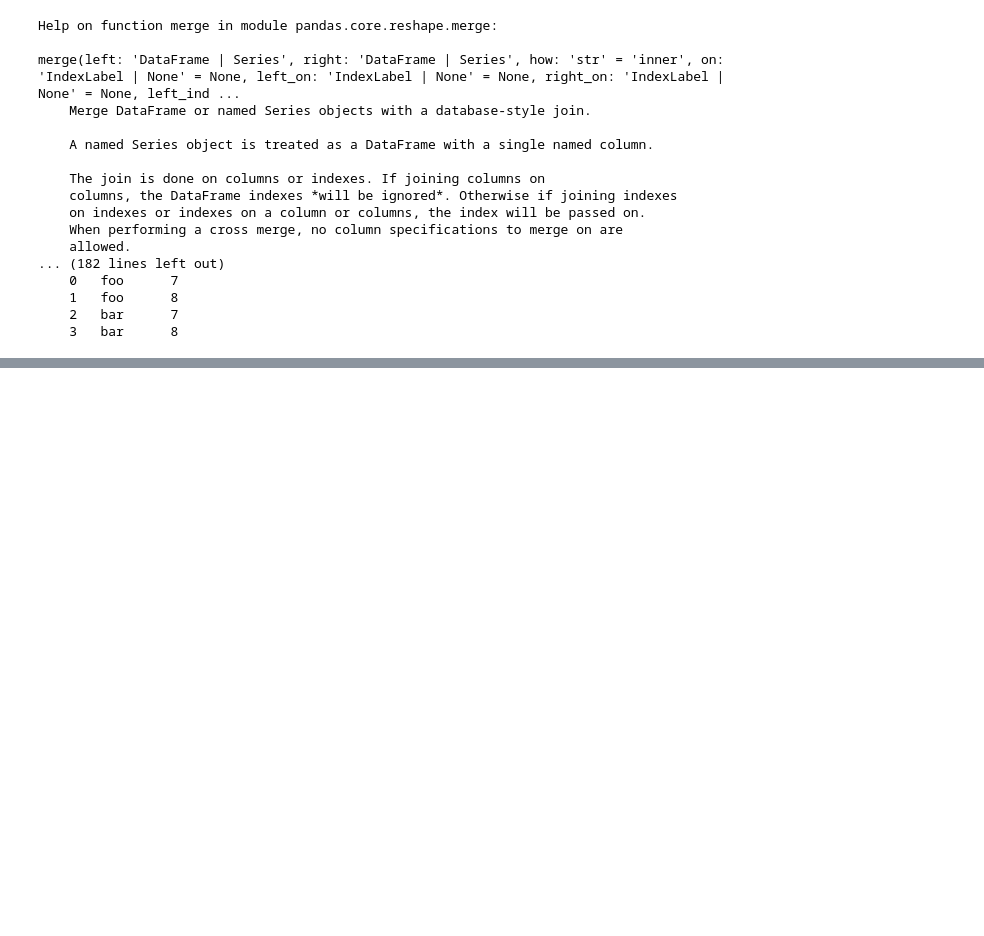
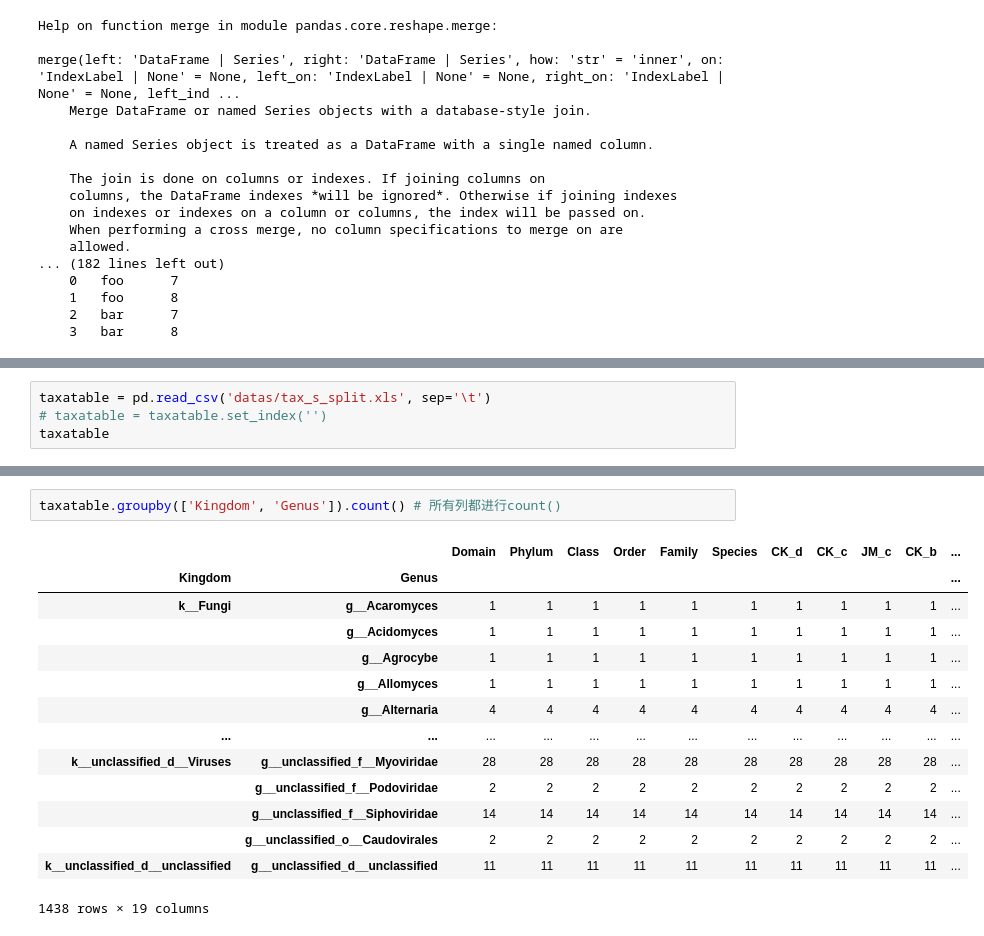
Before and after one commit to zhaoy2020/OnlineLibrary, a Jupyter notebook: 003-Data-Science/《Python-Pandas-数据清洗》/《Python-Pandas》学习笔记.ipynb, the cells around one changed output, grey strips where cells are left out. Cells and saved outputs as stored; diff of their text form; blank space fills up the shorter version.

```diff
--- a/003-Data-Science/《Python-Pandas-数据清洗》/《Python-Pandas》学习笔记.ipynb
+++ b/003-Data-Science/《Python-Pandas-数据清洗》/《Python-Pandas》学习笔记.ipynb
@@ -782,0 +1046,4 @@ merge(left: 'DataFrame | Series', right: 'DataFrame | Series', how: 'str' = 'inn
+# %%
+taxatable = pd.read_csv('datas/tax_s_split.xls', sep='\t')
+# taxatable = taxatable.set_index('')
+taxatable
@@ -782,0 +1134,17 @@ merge(left: 'DataFrame | Series', right: 'DataFrame | Series', how: 'str' = 'inn
+# %%
+taxatable.groupby(['Kingdom', 'Genus']).count() # 所有列都进行count()
+# %% [output]
+|  |  | Domain | Phylum | Class | Order | Family | Species | CK_d | CK_c | JM_c | CK_b | ... |
+| Kingdom | Genus |  |  |  |  |  |  |  |  |  |  | ... |
+| k__Fungi | g__Acaromyces | 1 | 1 | 1 | 1 | 1 | 1 | 1 | 1 | 1 | 1 | ... |
+|  | g__Acidomyces | 1 | 1 | 1 | 1 | 1 | 1 | 1 | 1 | 1 | 1 | ... |
+|  | g__Agrocybe | 1 | 1 | 1 | 1 | 1 | 1 | 1 | 1 | 1 | 1 | ... |
+|  | g__Allomyces | 1 | 1 | 1 | 1 | 1 | 1 | 1 | 1 | 1 | 1 | ... |
+|  | g__Alternaria | 4 | 4 | 4 | 4 | 4 | 4 | 4 | 4 | 4 | 4 | ... |
+| ... | ... | ... | ... | ... | ... | ... | ... | ... | ... | ... | ... | ... |
+| k__unclassified_d__Viruses | g__unclassified_f__Myoviridae | 28 | 28 | 28 | 28 | 28 | 28 | 28 | 28 | 28 | 28 | ... |
+|  | g__unclassified_f__Podoviridae | 2 | 2 | 2 | 2 | 2 | 2 | 2 | 2 | 2 | 2 | ... |
+|  | g__unclassified_f__Siphoviridae | 14 | 14 | 14 | 14 | 14 | 14 | 14 | 14 | 14 | 14 | ... |
+|  | g__unclassified_o__Caudovirales | 2 | 2 | 2 | 2 | 2 | 2 | 2 | 2 | 2 | 2 | ... |
+| k__unclassified_d__unclassified | g__unclassified_d__unclassified | 11 | 11 | 11 | 11 | 11 | 11 | 11 | 11 | 11 | 11 | ... |
+1438 rows × 19 columns
```
Also changed, not shown: parts of 91 cells of this notebook, 22 other files.
